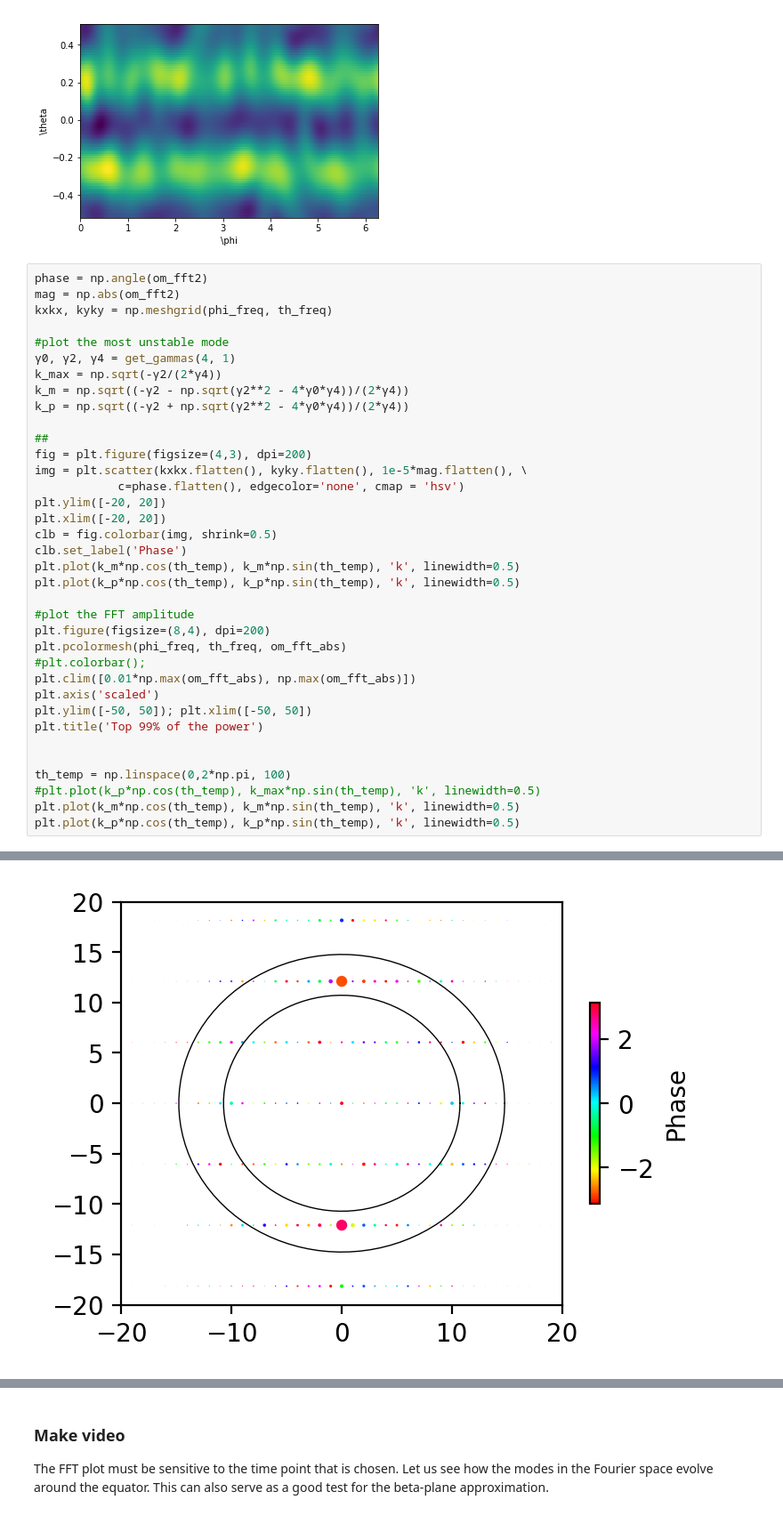
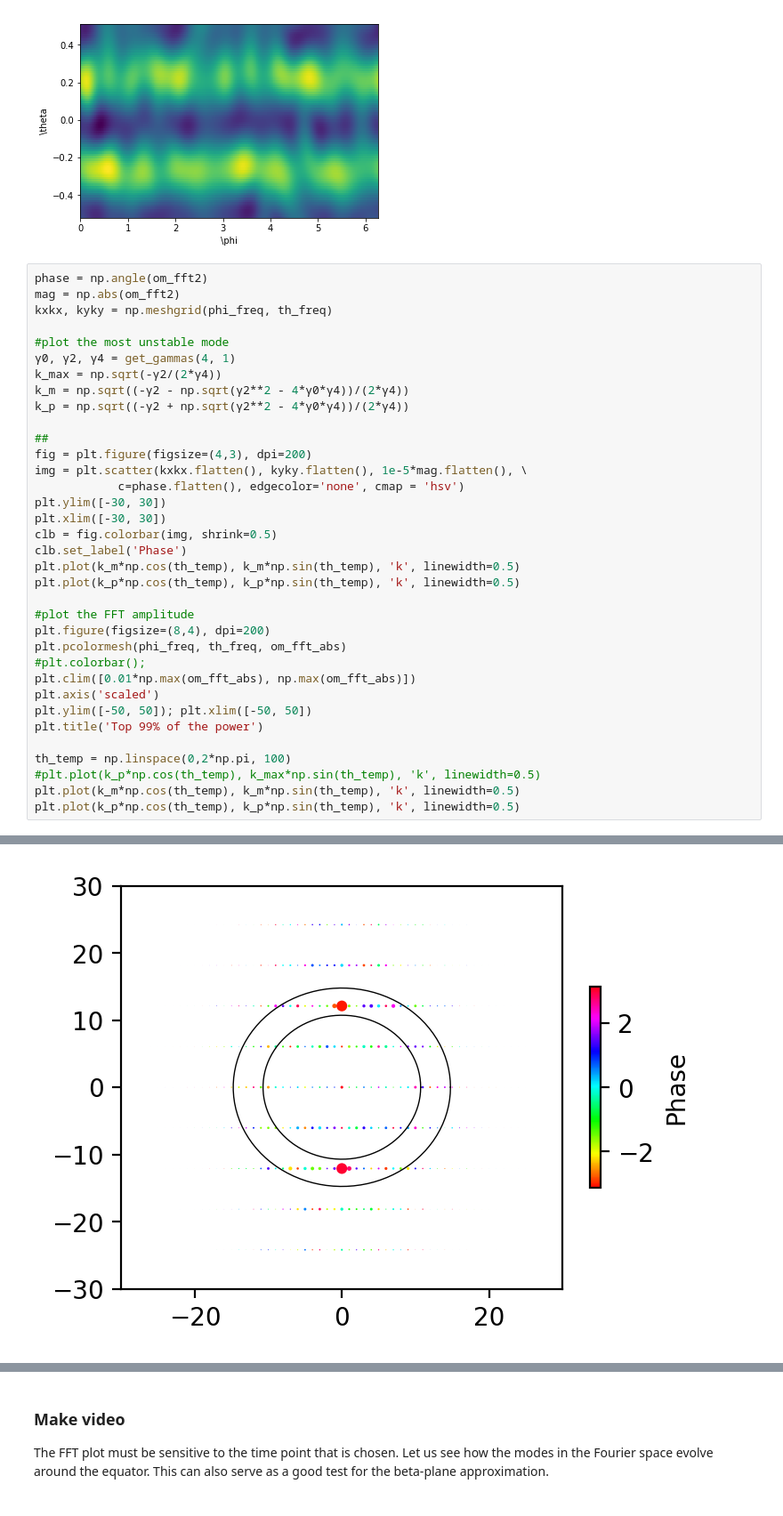
Before and after one commit to rohitsupekar/active_matter_spheres, a Jupyter notebook: scripts/jupyter/find_phase_speed.ipynb, the cells around one changed output, grey strips where cells are left out. Shown at 89% size. Cells and saved outputs as stored; diff of their text form.

```diff
--- a/scripts/jupyter/find_phase_speed.ipynb
+++ b/scripts/jupyter/find_phase_speed.ipynb
@@ -361,37 +361,36 @@ kxkx, kyky = np.meshgrid(phi_freq, th_freq)
 #plot the most unstable mode
 γ0, γ2, γ4 = get_gammas(4, 1)
 k_max = np.sqrt(-γ2/(2*γ4))
 k_m = np.sqrt((-γ2 - np.sqrt(γ2**2 - 4*γ0*γ4))/(2*γ4))
 k_p = np.sqrt((-γ2 + np.sqrt(γ2**2 - 4*γ0*γ4))/(2*γ4))
 
 ##
 fig = plt.figure(figsize=(4,3), dpi=200)
 img = plt.scatter(kxkx.flatten(), kyky.flatten(), 1e-5*mag.flatten(), \
             c=phase.flatten(), edgecolor='none', cmap = 'hsv')
-plt.ylim([-20, 20])
-plt.xlim([-20, 20])
+plt.ylim([-30, 30])
+plt.xlim([-30, 30])
 clb = fig.colorbar(img, shrink=0.5)
 clb.set_label('Phase')
 plt.plot(k_m*np.cos(th_temp), k_m*np.sin(th_temp), 'k', linewidth=0.5)
 plt.plot(k_p*np.cos(th_temp), k_p*np.sin(th_temp), 'k', linewidth=0.5)
 
 #plot the FFT amplitude
 plt.figure(figsize=(8,4), dpi=200)
 plt.pcolormesh(phi_freq, th_freq, om_fft_abs)
 #plt.colorbar();
 plt.clim([0.01*np.max(om_fft_abs), np.max(om_fft_abs)])
 plt.axis('scaled')
 plt.ylim([-50, 50]); plt.xlim([-50, 50])
 plt.title('Top 99% of the power')
 
-
 th_temp = np.linspace(0,2*np.pi, 100)
 #plt.plot(k_p*np.cos(th_temp), k_max*np.sin(th_temp), 'k', linewidth=0.5)
 plt.plot(k_m*np.cos(th_temp), k_m*np.sin(th_temp), 'k', linewidth=0.5)
 plt.plot(k_p*np.cos(th_temp), k_p*np.sin(th_temp), 'k', linewidth=0.5)
 # %% [output]
 [<matplotlib.lines.Line2D at 0x...>]
-[figure, old version]
+[figure, new version]
 [figure]
 # %% [markdown]
 ### Make video
```
Also changed, not shown: parts of 1 cell of this notebook, 3 other files.
